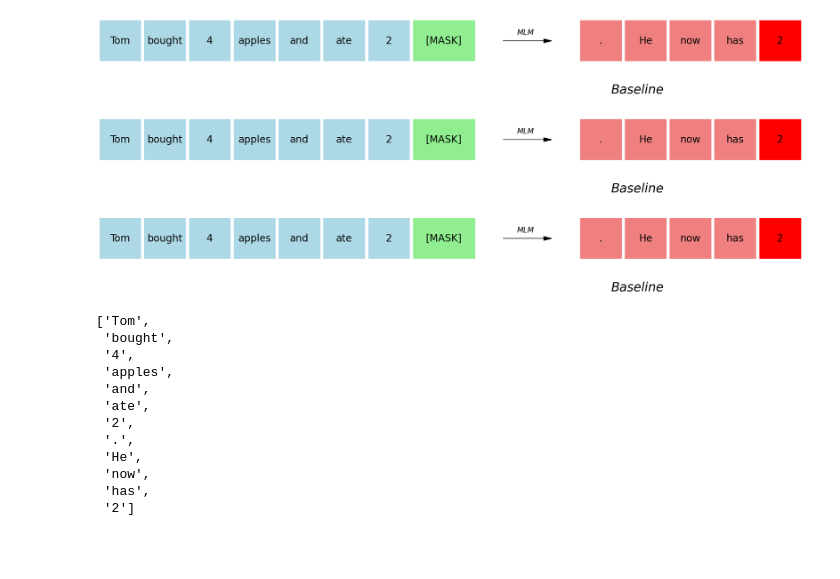
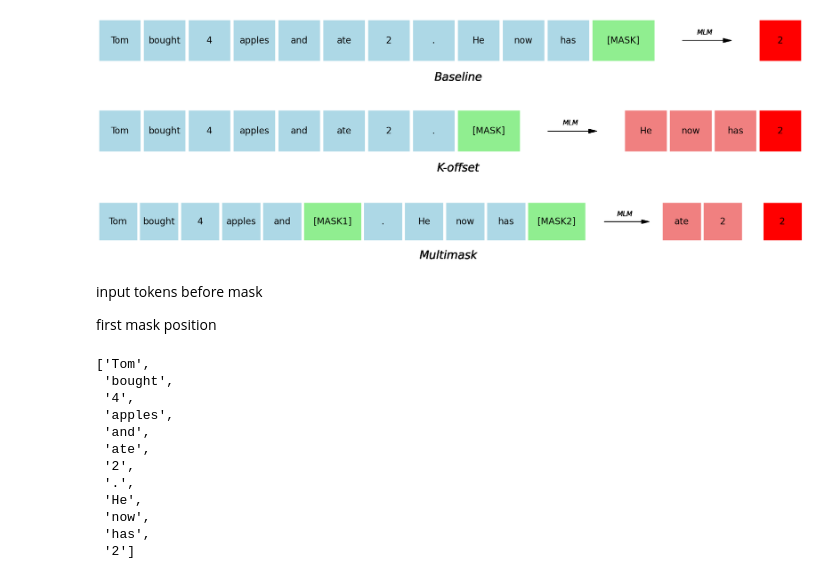
Before and after one commit to tomyoung903/MLM_inconsistencies, a Jupyter notebook: publication/draw.ipynb, the cells around one changed output. Saved outputs shown, nothing was run; the diff lists cells and outputs as text; code cells hidden in the pictures; blank space fills up the shorter version.

```diff
--- a/publication/draw.ipynb
+++ b/publication/draw.ipynb
@@ -3,9 +3,7 @@ from matplotlib import pyplot as plt
 # %%
 whole_sequence = 'Tom bought 4 apples and ate 2 . He now has 2'
 tokens = whole_sequence.split()
-input_len = 7
 no_masks = 1
-mask_pos = input_len
 gap_len = 3
 text_size_square = 20
 # %%
@@ -64,59 +56,92 @@ plt.show()
 # %%
-import matplotlib.pyplot as plts
-
-fig, axs = plt.subplots(3, 1, figsize=(20, 9))  # Create two subplots vertically
-
-for ax_id in range(3):  # Loop over the two axes
+def plot_double_mask(axs, ax_id, input_len, title):
+    tokens = ['Tom',
+    'bought',
+    '4',
+    'apples',
+    'and',
+    '.',
+    'He',
+    'now',
+    'has',
+    'ate',
+    '2',
+    '2']
+    mask_positions = [5,10]
+    no_masks = len(mask_positions)
     # Parameters for squares
     size = 1  # Size of the square
     spacing = 1.1  # Spacing between squares
-
     for i in range(len(tokens) + no_masks):
         # Calculate bottom left corner of each square
-        x = i * (size + (spacing - 1) * size)
-        if i == mask_pos:  # If the square is a mask square
+        x = i * spacing  * size
+        if i == mask_positions[0]:  # If the square is a mask square
             square_color = 'lightgreen'
-            text = '[MASK]'
+            text = '[MASK1]'
+            square = plt.Rectangle((x, 0), 1.5*size, size, fill=True, color=square_color,  linewidth=2)
+            axs[ax_id].text(x + size * 0.75, size/2, text, ha='center', va='center', fontsize=text_size_square)
+        elif i == mask_positions[1]:  # If the square is a mask square
+            x += 0.5
+            square_color = 'lightgreen'
+            text = '[MASK2]'
             square = plt.Rectangle((x, 0), 1.5*size, size, fill=True, color=square_color,  linewidth=2)
             axs[ax_id].text(x + size * 0.75, size/2, text, ha='center', va='center', fontsize=text_size_square)
         elif i == no_masks + len(tokens) - 1:  # If the square is the last output square
-            x += gap_len * size  # Add a gap between the input and output squares
+            x += gap_len * size + 0.5  # Add a gap between the input and output squares
             square_color = 'red'
             text = tokens[i - no_masks]
             square = plt.Rectangle((x, 0), size, size, fill=True, color=square_color,  linewidth=2)
             axs[ax_id].text(x + size/2, size/2, text, ha='center', va='center', fontsize=text_size_square)
         elif i >= input_len + no_masks: # If the square is an output square
             x += gap_len * size  # Add a gap between the input and output squares
             square_color = 'lightcoral'
             text = tokens[i - no_masks]
             square = plt.Rectangle((x, 0), size, size, fill=True, color=square_color,  linewidth=2)
             axs[ax_id].text(x + size/2, size/2, text, ha='center', va='center', fontsize=text_size_square)
 
-        elif i < input_len + no_masks:  # If the square is an input square
+        elif i < mask_positions[0]:  # If the square is before the first mask
             square_color = 'lightblue'
             text = tokens[i]
             square = plt.Rectangle((x, 0), size, size, fill=True, color=square_color, linewidth=2)
             axs[ax_id].text(x + size/2, size/2, text, ha='center', va='center', fontsize=text_size_square)
+        elif i < mask_positions[1]:  # If the square is between the two masks
+            x += 0.5
+            square_color = 'lightblue'
+            text = tokens[i-1]
+            square = plt.Rectangle((x, 0), size, size, fill=True, color=square_color, linewidth=2)
+            axs[ax_id].text(x + size/2, size/2, text, ha='center', va='center', fontsize=text_size_square)
+
 
         # Inside the loop, after adding the square patch
         axs[ax_id].add_patch(square)
-    axs[ax_id].arrow(input_len * spacing + no_masks * spacing * 1.5 + 0.5 * spacing, size/2, size, 0, head_width=0.1, head_length=0.2, fc='k', ec='k')
-    axs[ax_id].text(input_len * spacing + no_masks * spacing * 1.5 + spacing, size/2 + 0.2, 'MLM', ha='center', va='center', fontstyle='italic', fontsize=15)
+        axs[ax_id].arrow(9 * spacing + no_masks * spacing * 1.5 + 0.3 * spacing, size/2, size, 0, head_width=0.1, head_length=0.2, fc='k', ec='k')
+        axs[ax_id].text(9 * spacing + no_masks * spacing * 1.5 + 0.8*spacing, size/2 + 0.2, 'MLM', ha='center', va='center', fontstyle='italic', fontsize=15)
 
-    axs[ax_id].text(len(tokens) * spacing , -0.7, 'Baseline', ha='center', va='center', fontstyle='italic', fontsize=25)
+        axs[ax_id].text(8.5 * spacing , -0.4, title, ha='center', va='center', fontstyle='italic', fontsize=25)
 
-    # Set the axis limits to fit the squares and adjust for equal aspect ratio
-    axs[ax_id].set_xlim(0, (len(tokens)+no_masks) * size * spacing + gap_len * size)
-    axs[ax_id].set_ylim(0, size)
-    axs[ax_id].set_aspect('equal')
+        # Set the axis limits to fit the squares and adjust for equal aspect ratio
+        axs[ax_id].set_xlim(0, (len(tokens)+no_masks) * size * spacing + gap_len * size + 0.5)
+        axs[ax_id].set_ylim(0, size)
+        axs[ax_id].set_aspect('equal')
 
-    # Remove the axes for a cleaner look
-    axs[ax_id].axis('off')
+        # Remove the axes for a cleaner look
+        axs[ax_id].axis('off')
+fig, axs = plt.subplots(3, 1, figsize=(22, 9))  # Create two subplots vertically
+# for ax_id in range(3):  # Loop over the two axes
+plot_offset(axs, 0, len(tokens)-1, 'Baseline')
+plot_offset(axs, 1, len(tokens)-4, 'K-offset')
+plot_double_mask(axs, 2, 8,'Multimask')
 
 plt.tight_layout()
+# save
+plt.savefig('conditionals.png')
 plt.show()
 # %% [output]
-[figure, old version]
+[figure, new version]
+# %% [markdown]
+input tokens before mask
+
+first mask position
 # %%
 tokens
 # %% [output]
```
Also changed, not shown: parts of 1 cell of this notebook, 5 other files.
